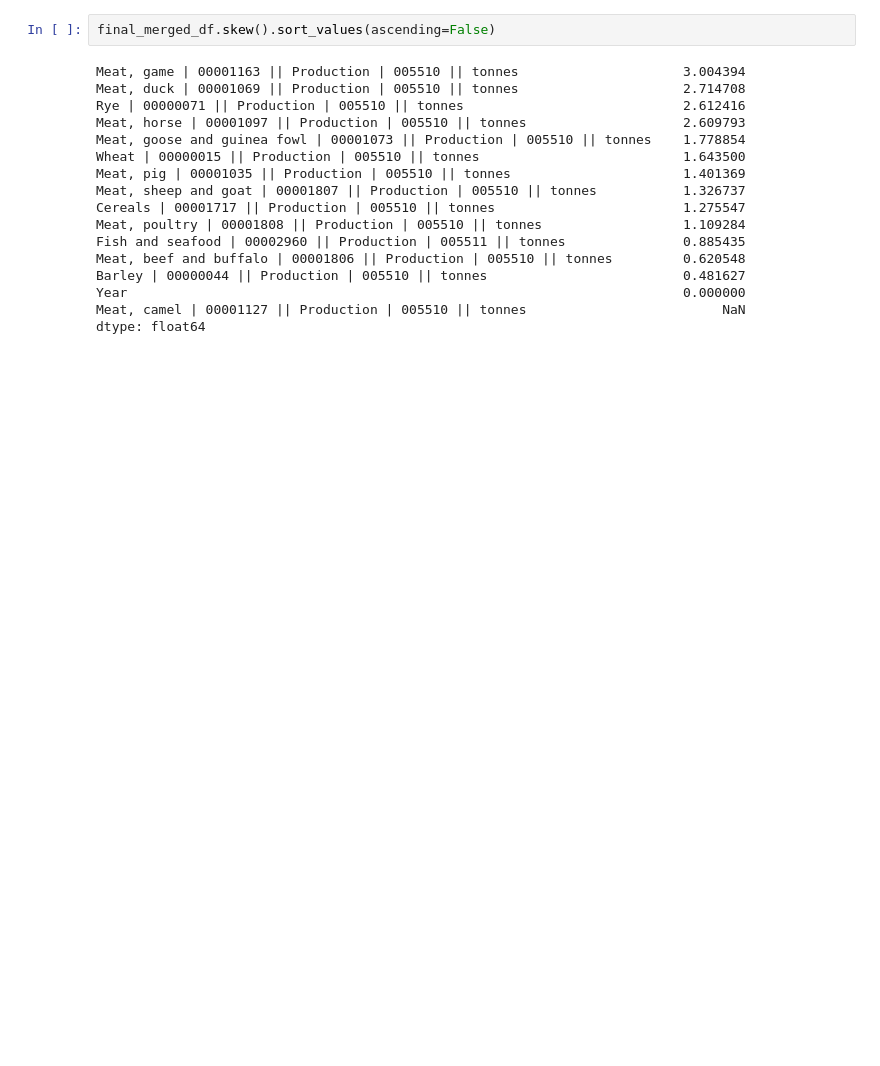
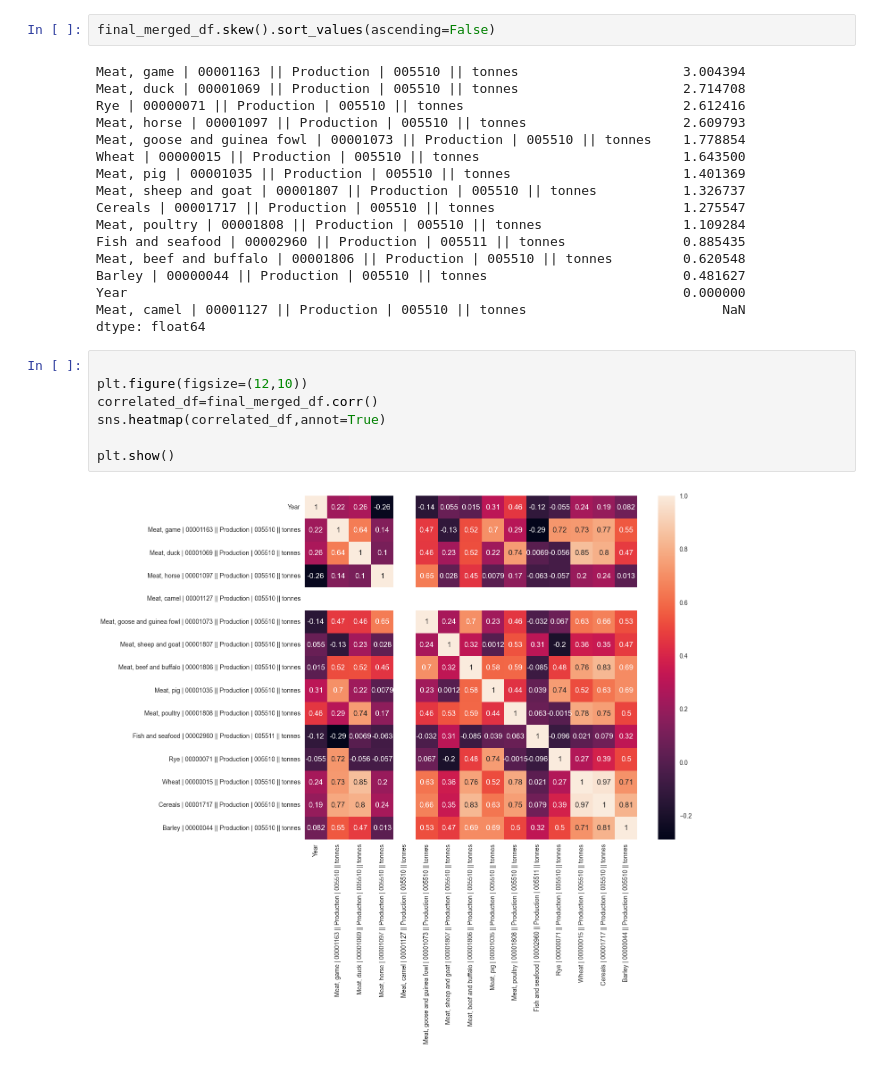
Before and after one commit to iburakk/Project_CA2, a Jupyter notebook: Agriculture.ipynb, the cells around one changed output. Drawn from its saved outputs; the diff is of its cells as text; blank space fills up the shorter version.

```diff
--- a/Agriculture.ipynb
+++ b/Agriculture.ipynb
@@ -325,3 +325,12 @@ Barley | 00000044 || Production | 005510 || tonnes                         0.481
 Year                                                                       0.000000
 Meat, camel | 00001127 || Production | 005510 || tonnes                         NaN
 dtype: float64
+# %%
+
+plt.figure(figsize=(12,10))
+correlated_df=final_merged_df.corr()
+sns.heatmap(correlated_df,annot=True)
+
+plt.show()
+# %% [output]
+[figure, added]
```
Also changed, not shown: parts of 27 cells of this notebook.
